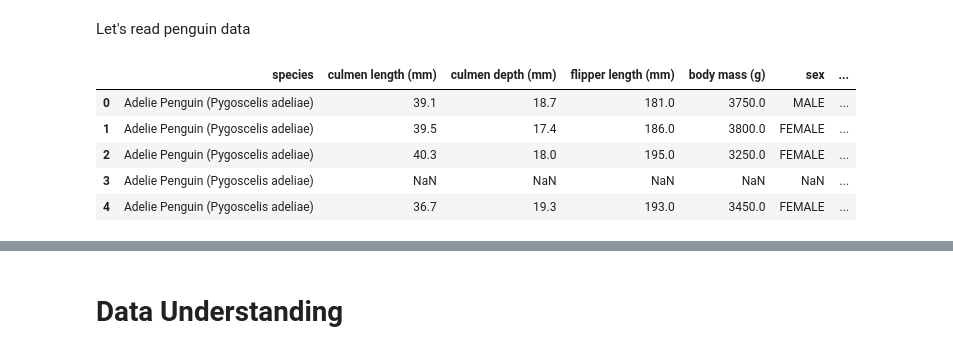
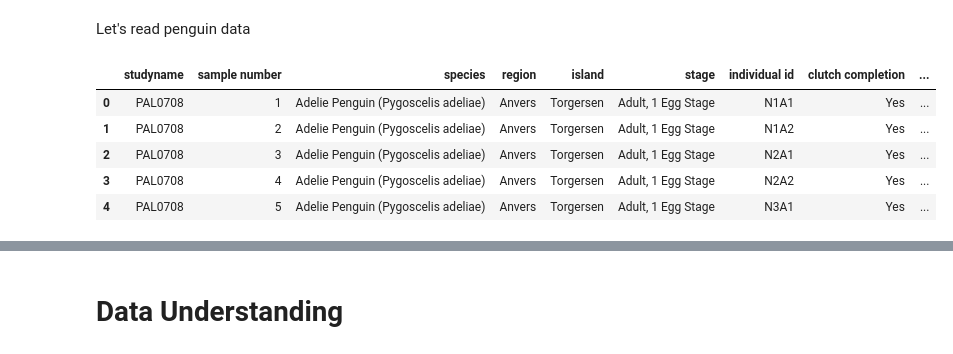
Before and after one commit to candemas97/MLOps, a Jupyter notebook: assignment_1/train/train.ipynb, the cells around one changed output, grey strips where cells are left out. Cells and saved outputs as stored; diff of their text form; code cells hidden in the pictures.

```diff
--- a/assignment_1/train/train.ipynb
+++ b/assignment_1/train/train.ipynb
@@ -35,13 +29,13 @@ import joblib
 # %% [markdown]
 Let's read penguin data
 # %%
-data = pd.read_csv("../data/penguins_lter.csv")
-data.columns = data.columns.str.lower()
-data.head()
+data_i = pd.read_csv("../data/penguins_lter.csv")
+data_i.columns = data_i.columns.str.lower()
+data_i.head()
 # %% [output]
-|  | species | culmen length (mm) | culmen depth (mm) | flipper length (mm) | body mass (g) | sex | ... |
-| 0 | Adelie Penguin (Pygoscelis adeliae) | 39.1 | 18.7 | 181.0 | 3750.0 | MALE | ... |
-| 1 | Adelie Penguin (Pygoscelis adeliae) | 39.5 | 17.4 | 186.0 | 3800.0 | FEMALE | ... |
-| 2 | Adelie Penguin (Pygoscelis adeliae) | 40.3 | 18.0 | 195.0 | 3250.0 | FEMALE | ... |
-| 3 | Adelie Penguin (Pygoscelis adeliae) | NaN | NaN | NaN | NaN | NaN | ... |
-| 4 | Adelie Penguin (Pygoscelis adeliae) | 36.7 | 19.3 | 193.0 | 3450.0 | FEMALE | ... |
+|  | studyname | sample number | species | region | island | stage | individual id | clutch completion | ... |
+| 0 | PAL0708 | 1 | Adelie Penguin (Pygoscelis adeliae) | Anvers | Torgersen | Adult, 1 Egg Stage | N1A1 | Yes | ... |
+| 1 | PAL0708 | 2 | Adelie Penguin (Pygoscelis adeliae) | Anvers | Torgersen | Adult, 1 Egg Stage | N1A2 | Yes | ... |
+| 2 | PAL0708 | 3 | Adelie Penguin (Pygoscelis adeliae) | Anvers | Torgersen | Adult, 1 Egg Stage | N2A1 | Yes | ... |
+| 3 | PAL0708 | 4 | Adelie Penguin (Pygoscelis adeliae) | Anvers | Torgersen | Adult, 1 Egg Stage | N2A2 | Yes | ... |
+| 4 | PAL0708 | 5 | Adelie Penguin (Pygoscelis adeliae) | Anvers | Torgersen | Adult, 1 Egg Stage | N3A1 | Yes | ... |
```
Also changed, not shown: parts of 8 cells of this notebook, 8 other files.
